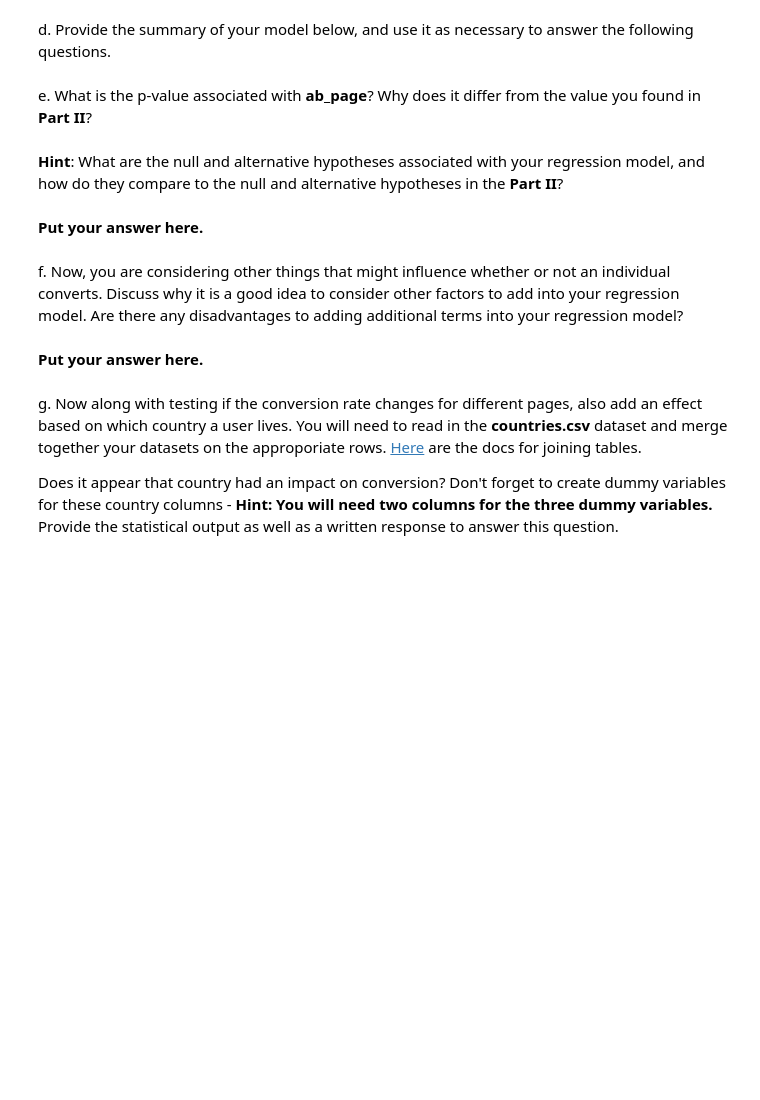
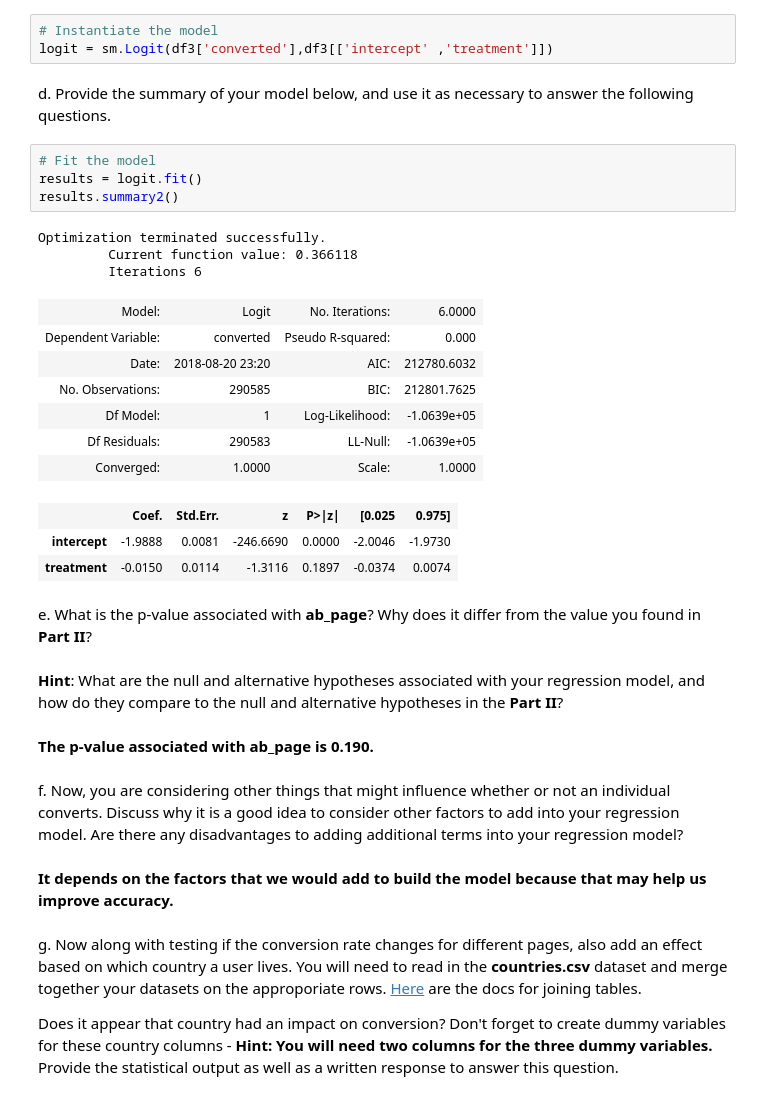
Before and after one commit to emilylauyw/Udacity-DAND-Project4-Analyze-AB-TestResults, a Jupyter notebook: Analyze_ab_test_results_notebook.ipynb, the cells around one changed output. Cells and saved outputs as stored; diff of their text form; blank space fills up the shorter version.

```diff
--- a/Analyze_ab_test_results_notebook.ipynb
+++ b/Analyze_ab_test_results_notebook.ipynb
@@ -321,15 +338,36 @@ b. The goal is to use **statsmodels** to fit the regression model you specified
 # %% [markdown]
 c. Use **statsmodels** to import your regression model.  Instantiate the model, and fit the model using the two columns you created in part **b.** to predict whether or not an individual converts.
+# %%
+# Instantiate the model
+logit = sm.Logit(df3['converted'],df3[['intercept' ,'treatment']])
 # %% [markdown]
 d. Provide the summary of your model below, and use it as necessary to answer the following questions.
+# %%
+# Fit the model
+results = logit.fit()
+results.summary2()
+# %% [output]
+Optimization terminated successfully.
+         Current function value: 0.366118
+         Iterations 6
+| Model: | Logit | No. Iterations: | 6.0000 |
+| Dependent Variable: | converted | Pseudo R-squared: | 0.000 |
+| Date: | 2018-08-20 23:20 | AIC: | 212780.6032 |
+| No. Observations: | 290585 | BIC: | 212801.7625 |
+| Df Model: | 1 | Log-Likelihood: | -1.0639e+05 |
+| Df Residuals: | 290583 | LL-Null: | -1.0639e+05 |
+| Converged: | 1.0000 | Scale: | 1.0000 |
+|  | Coef. | Std.Err. | z | P>|z| | [0.025 | 0.975] |
+| intercept | -1.9888 | 0.0081 | -246.6690 | 0.0000 | -2.0046 | -1.9730 |
+| treatment | -0.0150 | 0.0114 | -1.3116 | 0.1897 | -0.0374 | 0.0074 |
 # %% [markdown]
 e. What is the p-value associated with **ab_page**? Why does it differ from the value you found in **Part II**?<br><br>  **Hint**: What are the null and alternative hypotheses associated with your regression model, and how do they compare to the null and alternative hypotheses in the **Part II**?
-# %% [markdown]
-**Put your answer here.**
+# %% [markdown]
+**The p-value associated with ab_page is 0.190.**
 # %% [markdown]
 f. Now, you are considering other things that might influence whether or not an individual converts.  Discuss why it is a good idea to consider other factors to add into your regression model.  Are there any disadvantages to adding additional terms into your regression model?
-# %% [markdown]
-**Put your answer here.**
+# %% [markdown]
+**It depends on the factors that we would add to build the model because that may help us improve accuracy.**
 # %% [markdown]
 g. Now along with testing if the conversion rate changes for different pages, also add an effect based on which country a user lives. You will need to read in the **countries.csv** dataset and merge together your datasets on the approporiate rows.  [Here](https://pandas.pydata.org/pandas-docs/stable/generated/pandas.DataFrame.join.html) are the docs for joining tables.
 
```
Also changed, not shown: parts of 7 cells of this notebook.
